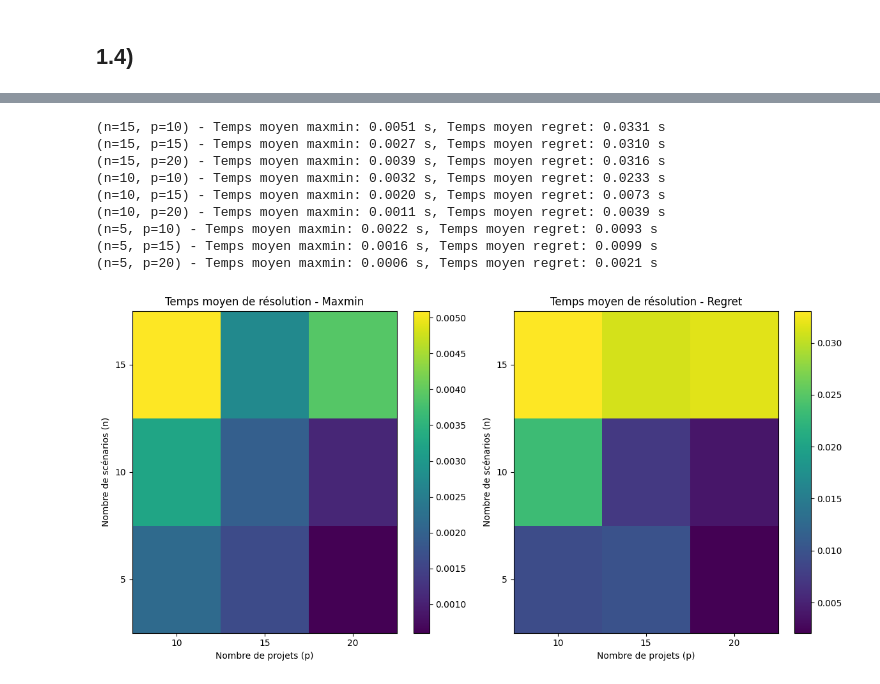
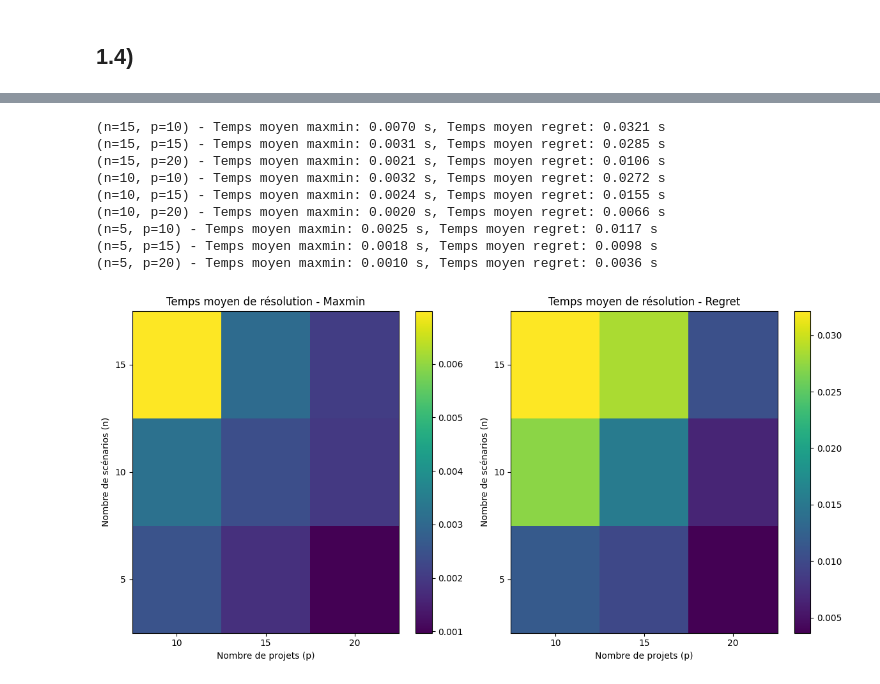
Before and after one commit to atg205/SuperOptimizer, a Jupyter notebook: Ex1.ipynb, the cells around one changed output, grey strips where cells are left out. Drawn from its saved outputs; the diff is of its cells as text; code cells hidden in the pictures.

```diff
--- a/Ex1.ipynb
+++ b/Ex1.ipynb
@@ -180,7 +182,7 @@ def average_resolution_time(model_function, instances):
         start_time = time.time()
 
         # Appeler la fonction modèle pour résoudre l'instance
-        model_function(c = instances[0]['budget'], valeurs_scenarios=instances[0]['valeurs'], p=instances[0]['cout'])
+        model_function(c = instance['budget'], valeurs_scenarios=instance['valeurs'], p=instance['cout'])
 
         end_time = time.time()
         total_time += (end_time - start_time)
@@ -222,40 +224,40 @@ def plot_results(maxmin_times, regret_times, n_values, p_values):
     axs[0].set_xticks(np.arange(len(p_values)))
     axs[0].set_yticks(np.arange(len(n_values)))
     axs[0].set_xticklabels(p_values)
     axs[0].set_yticklabels(n_values)
     fig.colorbar(im1, ax=axs[0], orientation='vertical')
 
     # Heatmap pour le modèle regret
     im2 = axs[1].imshow(regret_times, cmap='viridis', aspect='auto')
     axs[1].set_title("Temps moyen de résolution - Regret")
     axs[1].set_xlabel("Nombre de projets (p)")
     axs[1].set_ylabel("Nombre de scénarios (n)")
     axs[1].set_xticks(np.arange(len(p_values)))
     axs[1].set_yticks(np.arange(len(n_values)))
     axs[1].set_xticklabels(p_values)
     axs[1].set_yticklabels(n_values)
     fig.colorbar(im2, ax=axs[1], orientation='vertical')
 
     plt.tight_layout()
     plt.show()
 
 # Paramètres d'entrée
 n_values = [15, 10, 5]  # Nombre de scénarios
 p_values = [10, 15, 20] # Nombre de projets
 
 # Lancer l'évaluation du temps moyen de résolution
 maxmin_times, regret_times, n_values, p_values = main(n_values, p_values)
 
 # Afficher les résultats avec matplotlib
 plot_results(maxmin_times, regret_times, n_values, p_values)
 # %% [output]
-(n=15, p=10) - Temps moyen maxmin: 0.0051 s, Temps moyen regret: 0.0331 s
-(n=15, p=15) - Temps moyen maxmin: 0.0027 s, Temps moyen regret: 0.0310 s
-(n=15, p=20) - Temps moyen maxmin: 0.0039 s, Temps moyen regret: 0.0316 s
-(n=10, p=10) - Temps moyen maxmin: 0.0032 s, Temps moyen regret: 0.0233 s
-(n=10, p=15) - Temps moyen maxmin: 0.0020 s, Temps moyen regret: 0.0073 s
-(n=10, p=20) - Temps moyen maxmin: 0.0011 s, Temps moyen regret: 0.0039 s
-(n=5, p=10) - Temps moyen maxmin: 0.0022 s, Temps moyen regret: 0.0093 s
-(n=5, p=15) - Temps moyen maxmin: 0.0016 s, Temps moyen regret: 0.0099 s
-(n=5, p=20) - Temps moyen maxmin: 0.0006 s, Temps moyen regret: 0.0021 s
+(n=15, p=10) - Temps moyen maxmin: 0.0070 s, Temps moyen regret: 0.0321 s
+(n=15, p=15) - Temps moyen maxmin: 0.0031 s, Temps moyen regret: 0.0285 s
+(n=15, p=20) - Temps moyen maxmin: 0.0021 s, Temps moyen regret: 0.0106 s
+(n=10, p=10) - Temps moyen maxmin: 0.0032 s, Temps moyen regret: 0.0272 s
+(n=10, p=15) - Temps moyen maxmin: 0.0024 s, Temps moyen regret: 0.0155 s
+(n=10, p=20) - Temps moyen maxmin: 0.0020 s, Temps moyen regret: 0.0066 s
+(n=5, p=10) - Temps moyen maxmin: 0.0025 s, Temps moyen regret: 0.0117 s
+(n=5, p=15) - Temps moyen maxmin: 0.0018 s, Temps moyen regret: 0.0098 s
+(n=5, p=20) - Temps moyen maxmin: 0.0010 s, Temps moyen regret: 0.0036 s
-[figure, old version]
+[figure, new version]
```
Also changed, not shown: parts of 2 cells of this notebook, 7 other files.
